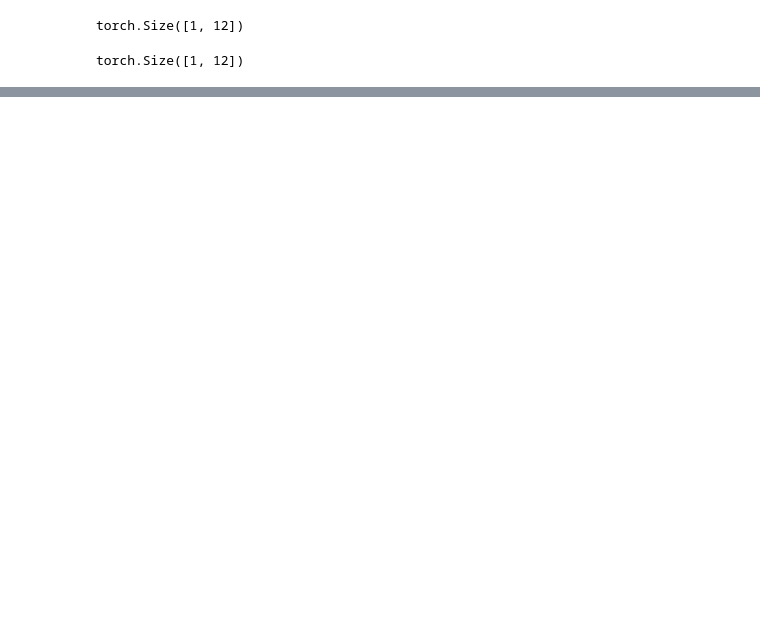
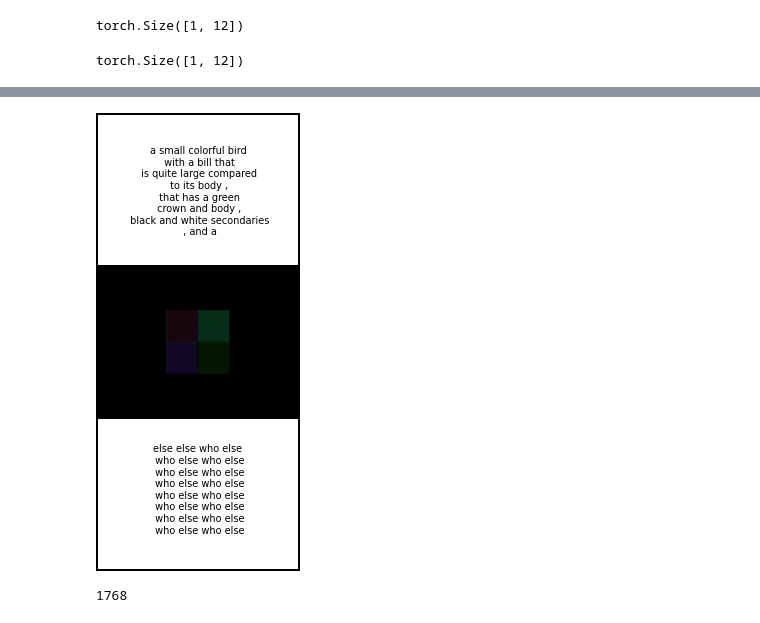
Before and after one commit to AgatheSenellart/MultiVae, a Jupyter notebook: cub/test.ipynb, the cells around one changed output, grey strips where cells are left out. Saved outputs shown, nothing was run; the diff lists cells and outputs as text; code cells hidden in the pictures; blank space fills up the shorter version.

```diff
--- a/cub/test.ipynb
+++ b/cub/test.ipynb
@@ -251,0 +282,8 @@ KeyboardInterrupt:
+# %%
+a['text']
+# %% [output]
+[figure, added]
+# %%
+8*104 + 9*104
+# %% [output]
+1768
```
Also changed, not shown: parts of 11 cells of this notebook, 1 other file.
